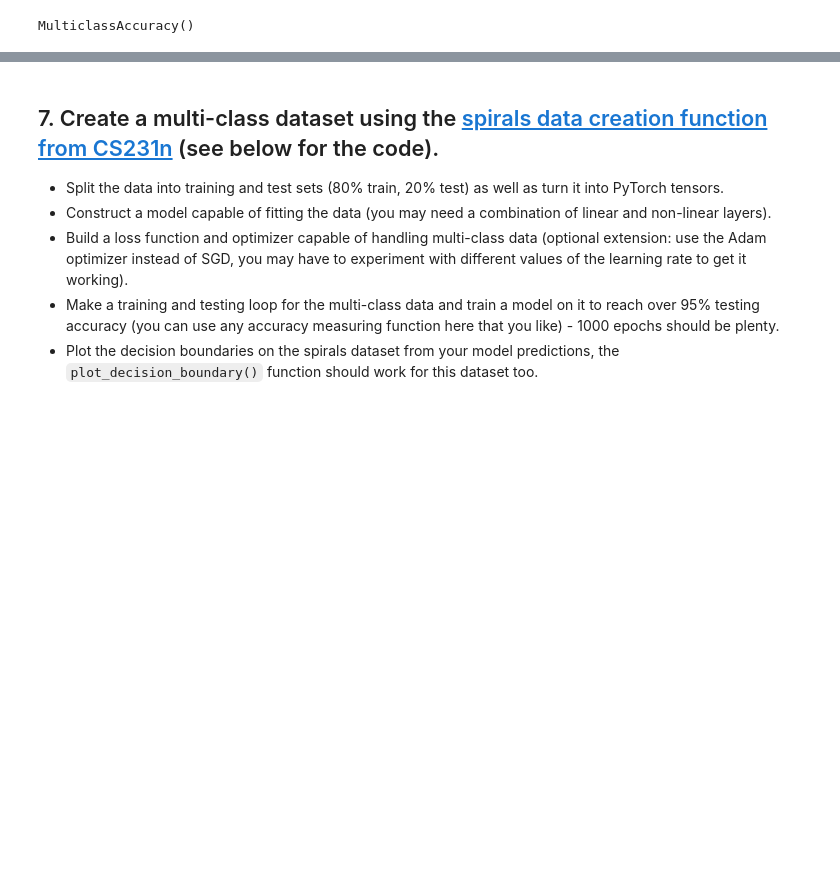
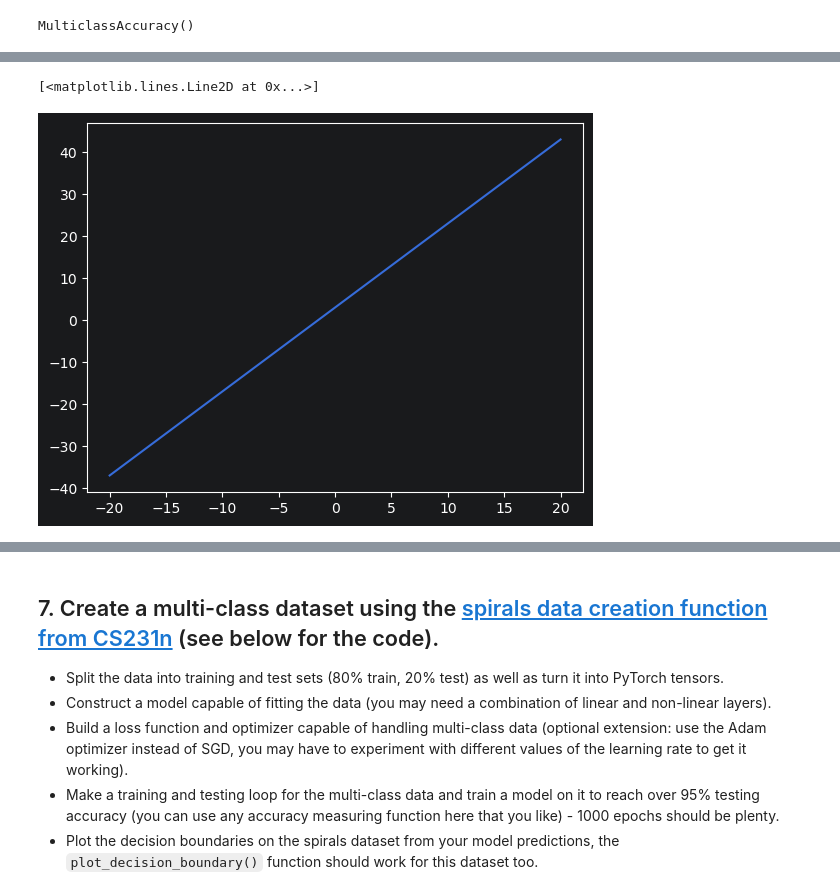
Before and after one commit to JeffJin/py-ai, a Jupyter notebook: pytorch/classification_exercises.ipynb, the cells around one changed output, grey strips where cells are left out. Cells and saved outputs as stored; diff of their text form; code cells hidden in the pictures; blank space fills up the shorter version.

```diff
--- a/pytorch/classification_exercises.ipynb
+++ b/pytorch/classification_exercises.ipynb
@@ -261,0 +246,8 @@ plot_decision_boundary(moon_model, X_test, y_test)
+# %%
+# Create a straight line tensor
+line_data = [[x, 2*x + 3] for x in range(-20, 21)]
+straight_line = torch.tensor(line_data, dtype=torch.float)
+plt.plot(straight_line[:, 0], straight_line[:, 1])
+# %% [output]
+[<matplotlib.lines.Line2D at 0x...>]
+[figure, added]
```
Also changed, not shown: parts of 20 cells of this notebook, 1 other file.
